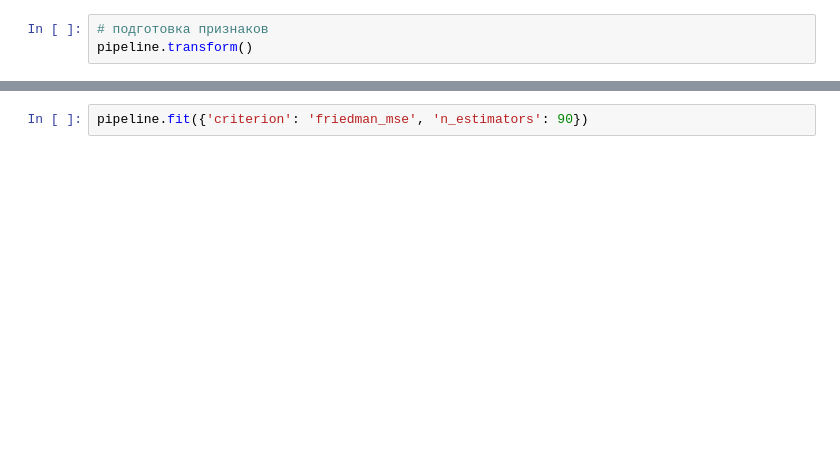
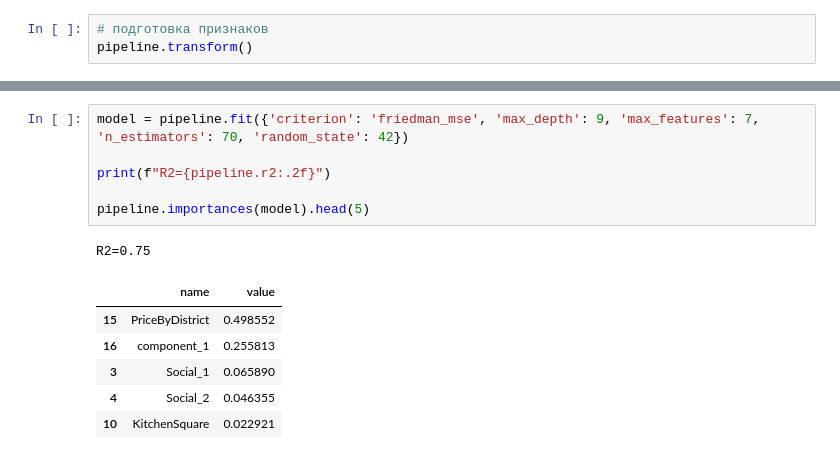
Before and after one commit to BlackStoneShadow/Python, a Jupyter notebook: MLearning/DSLibraries/Summary/Task1.ipynb, the cells around one changed output, grey strips where cells are left out. Saved outputs shown, nothing was run; the diff lists cells and outputs as text; blank space fills up the shorter version.

```diff
--- a/MLearning/DSLibraries/Summary/Task1.ipynb
+++ b/MLearning/DSLibraries/Summary/Task1.ipynb
@@ -374,2 +401,14 @@ Wall time: 6min 13s
 # %%
-pipeline.fit({'criterion': 'friedman_mse', 'n_estimators': 90})
+model = pipeline.fit({'criterion': 'friedman_mse', 'max_depth': 9, 'max_features': 7, 'n_estimators': 70, 'random_state': 42})
+
+print(f"R2={pipeline.r2:.2f}")
+
+pipeline.importances(model).head(5)
+# %% [output]
+R2=0.75
+|  | name | value |
+| 15 | PriceByDistrict | 0.498552 |
+| 16 | component_1 | 0.255813 |
+| 3 | Social_1 | 0.065890 |
+| 4 | Social_2 | 0.046355 |
+| 10 | KitchenSquare | 0.022921 |
```
Also changed, not shown: parts of 10 cells of this notebook, 1 other file.
